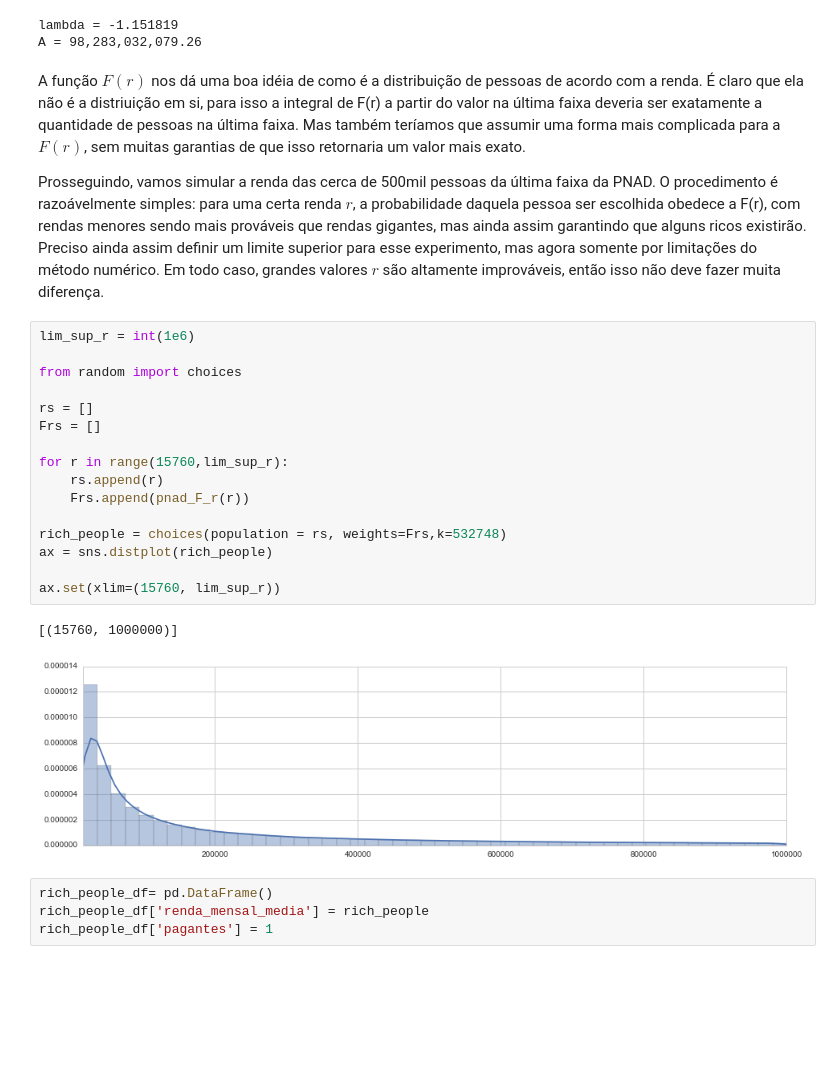
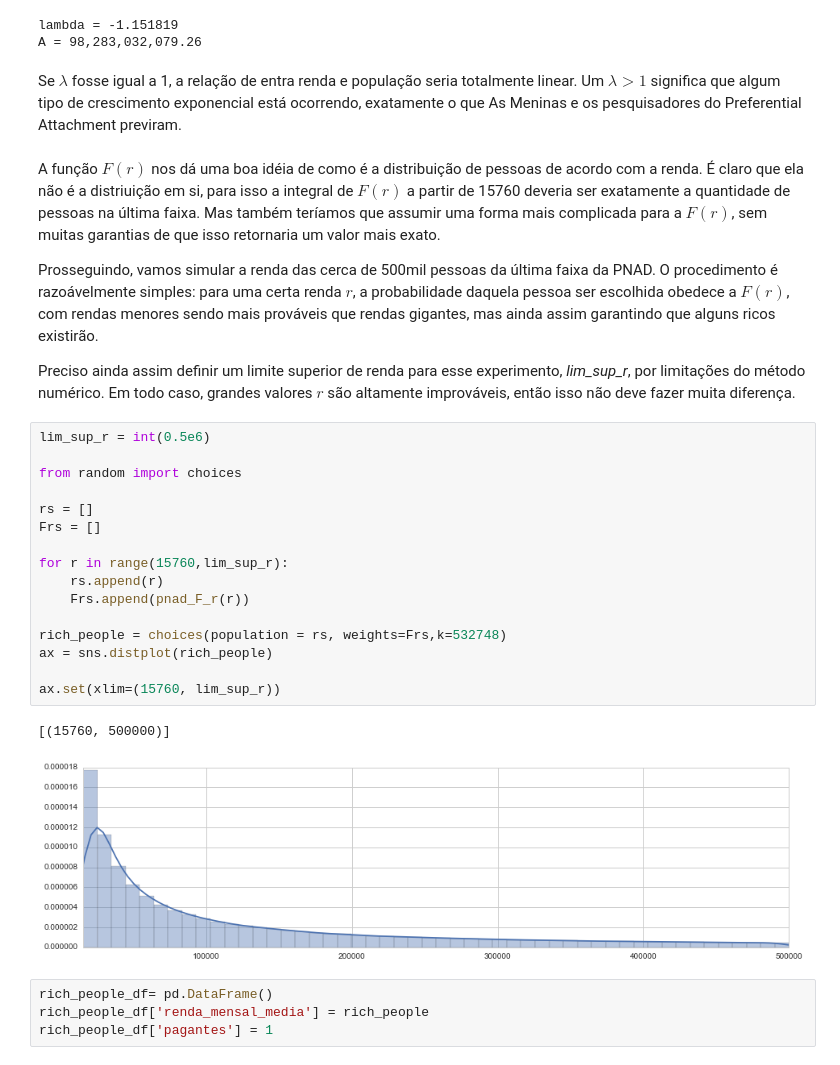
Before and after one commit to hugolouzada/TaxBracketBr, a Jupyter notebook: NewTaxBrackets.ipynb, the cells around one changed output. Saved outputs shown, nothing was run; the diff lists cells and outputs as text; blank space fills up the shorter version.

```diff
--- a/NewTaxBrackets.ipynb
+++ b/NewTaxBrackets.ipynb
@@ -423,29 +436,33 @@ def pnad_F_r(r):
 # %% [output]
 lambda = -1.151819
 A = 98,283,032,079.26
+# %% [markdown]
+Se $\lambda$ fosse igual a 1, a relação de entra renda e população seria totalmente linear. Um $\lambda>1$ significa que algum tipo de crescimento exponencial está ocorrendo, exatamente o que As Meninas e os pesquisadores do Preferential Attachment previram.
 # %% [markdown]
-A função $F(r)$ nos dá uma boa idéia de como é a distribuição de pessoas de acordo com a renda. É claro que ela não é a distriuição em si, para isso a integral de F(r) a partir do valor na última faixa deveria ser exatamente a quantidade de pessoas na última faixa. Mas também teríamos que assumir uma forma mais complicada para a $F(r)$, sem muitas garantias de que isso retornaria um valor mais exato.
+A função $F(r)$ nos dá uma boa idéia de como é a distribuição de pessoas de acordo com a renda. É claro que ela não é a distriuição em si, para isso a integral de $F(r)$ a partir de 15760 deveria ser exatamente a quantidade de pessoas na última faixa. Mas também teríamos que assumir uma forma mais complicada para a $F(r)$, sem muitas garantias de que isso retornaria um valor mais exato.
 
-Prosseguindo, vamos simular a renda das cerca de 500mil pessoas da última faixa da PNAD. O procedimento é razoávelmente simples: para uma certa renda $r$, a probabilidade daquela pessoa ser escolhida obedece a F(r), com rendas menores sendo mais prováveis que rendas gigantes, mas ainda assim garantindo que alguns ricos existirão. Preciso ainda assim definir um limite superior para esse experimento, mas agora somente por limitações do método numérico. Em todo caso, grandes valores $r$ são altamente improváveis, então isso não deve fazer muita diferença.
+Prosseguindo, vamos simular a renda das cerca de 500mil pessoas da última faixa da PNAD. O procedimento é razoávelmente simples: para uma certa renda $r$, a probabilidade daquela pessoa ser escolhida obedece a $F(r)$, com rendas menores sendo mais prováveis que rendas gigantes, mas ainda assim garantindo que alguns ricos existirão.
+
+Preciso ainda assim definir um limite superior de renda para esse experimento, *lim_sup_r*, por limitações do método numérico. Em todo caso, grandes valores $r$ são altamente improváveis, então isso não deve fazer muita diferença.
 # %%
-lim_sup_r = int(1e6)
+lim_sup_r = int(0.5e6)
 
 from random import choices
 
 rs = []
 Frs = []
 
 for r in range(15760,lim_sup_r):
     rs.append(r)
     Frs.append(pnad_F_r(r))
 
 rich_people = choices(population = rs, weights=Frs,k=532748)
 ax = sns.distplot(rich_people)
 
 ax.set(xlim=(15760, lim_sup_r))
 # %% [output]
-[(15760, 1000000)]
+[(15760, 500000)]
-[figure, old version]
+[figure, new version]
 # %%
 rich_people_df= pd.DataFrame()
 rich_people_df['renda_mensal_media'] = rich_people
```
Also changed, not shown: parts of 21 cells of this notebook, 2 other files.
